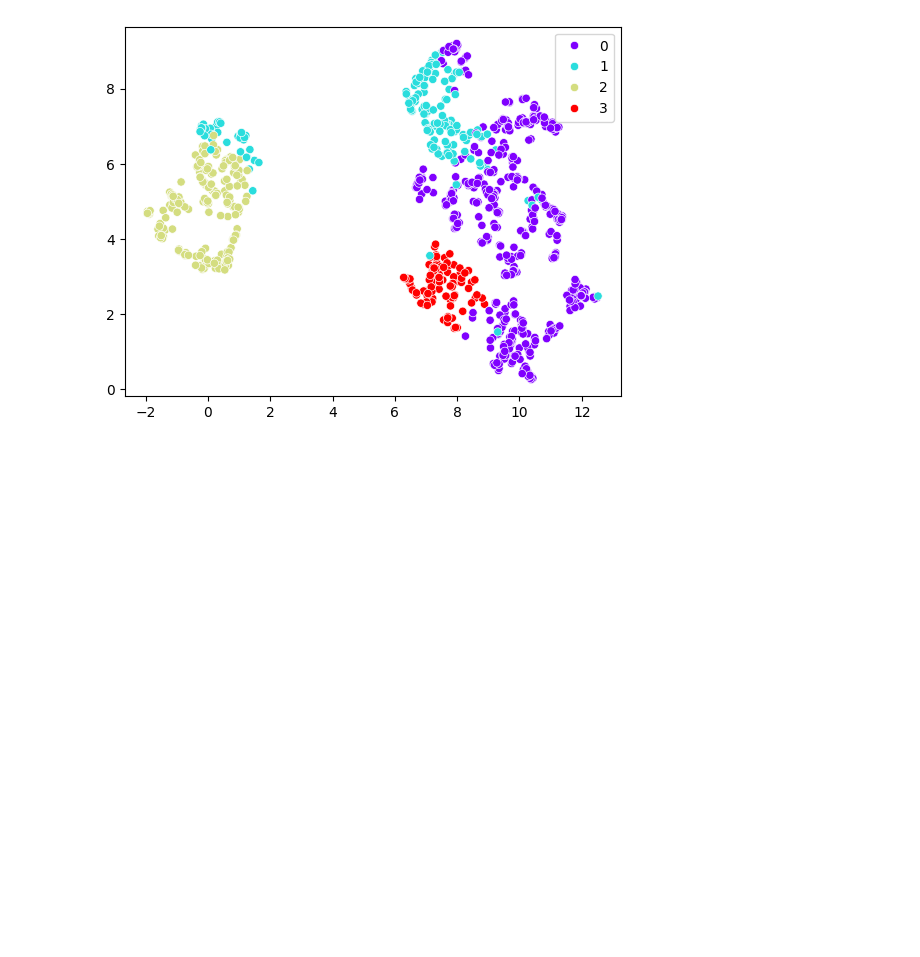
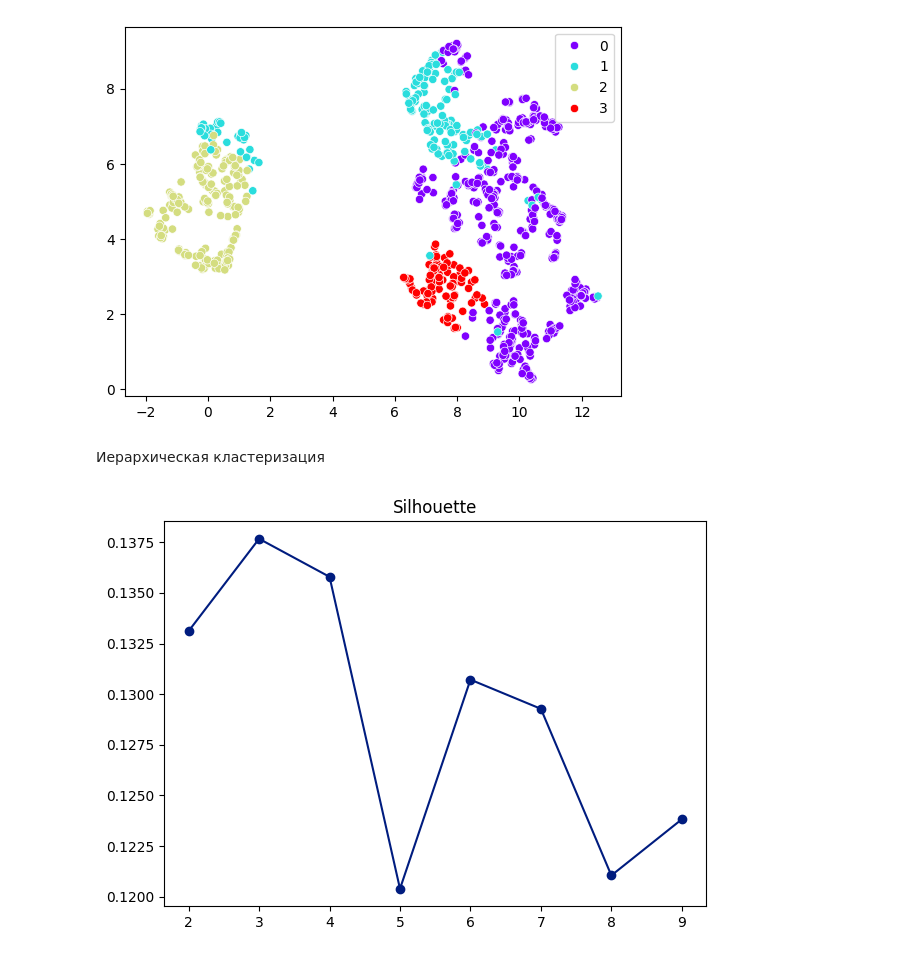
Before and after one commit to vladimiroves88/HomeWork2, a Jupyter notebook: 2.ipynb, the cells around one changed output. Cells and saved outputs as stored; diff of their text form; code cells hidden in the pictures; blank space fills up the shorter version.

```diff
--- a/2.ipynb
+++ b/2.ipynb
@@ -237,0 +238,17 @@ sns.scatterplot(x=data_tnse[:,0], y=data_tnse[:,1], hue=labels, palette='rainbow
+# %% [markdown]
+Иерархическая кластеризация
+# %%
+silhouette: list = []
+Elbow: list = []
+
+for i in range(2,10):
+    agg = AgglomerativeClustering(n_clusters=i).fit(data)
+    sil_score = silhouette_score(data, agg.labels_)
+    silhouette.append(sil_score)
+# %%
+fig, ax1 = plt.subplots(1, 1, figsize=(7,5))
+ax1.plot(range(2,len(silhouette)+2), silhouette, marker='o');
+ax1.set_title('Silhouette')
+plt.show()
+# %% [output]
+[figure, added]
```
Also changed, not shown: parts of 12 cells of this notebook.
